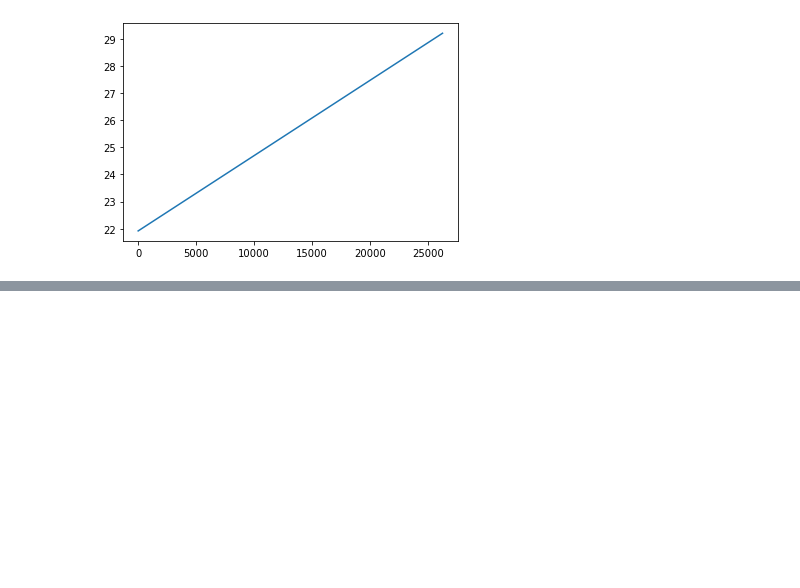
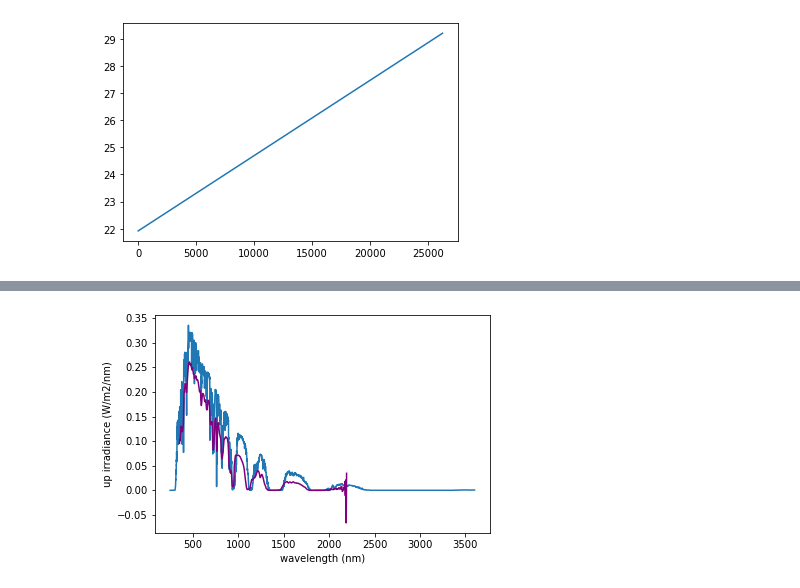
Before and after one commit to yulanhong/Camp2Ex_cirrus_aerosol_radiation, a Jupyter notebook: Simulate_real_case_era5.ipynb, the cells around one changed output, grey strips where cells are left out. Saved outputs shown, nothing was run; the diff lists cells and outputs as text; code cells hidden in the pictures; blank space fills up the shorter version.

```diff
--- a/Simulate_real_case_era5.ipynb
+++ b/Simulate_real_case_era5.ipynb
@@ -198,6 +198,7 @@ ax.set_ylim((0.0,1.2))
 ax.set_xlabel('Time (UTC)')
 ax.set_ylabel('Transmittance')
 plt.show()
+print(spn_time.shape)
 
 #=== plot optical depth ===
 spn_tau='spn_optical_depth_'+yyyymmdd+'_hiac.txt'
@@ -231,7 +232,18 @@ matt_fname=matt_fname[0]
 fid = h5py.File(matt_fname,'r')
 SPNmatt_time= fid['UTC']
 matt_tau= fid['COD_870nm']
+matt_dr = fid['DR_870nm']
 p03=ax.plot(SPNmatt_time,matt_tau,'r')
 plt.show()
+
+#=== read original SPN data ====
+spn_irrad_fname='/data/gdi/f/yulanh/Simulate_camp2ex/SPN/CAMP2EX-SPNS_P3B_'+yyyymmdd+'_R0.h5'
+fid = h5py.File(spn_irrad_fname,'r')
+spn_irad_alt = fid['Data/Altitude']
+spn_irad_time= fid['Data/HR_UTC']
+spn_irad_diff= fid['Data/Irradiance_diffuse']
+spn_irad_dire= fid['Data/Irradiance_direct']
+spn_irad_tot = fid['Data/Irradiance_total']
+spn_wave = fid['Data/Wavelengths']
 # %% [output]
 [figure]
@@ -330,6 +343,8 @@ BBR_time=dataT[:,0]/3600.0
 #BBR_uplw=dataT[:,2]
 BBR_dnsw=dataT[:,3]
 BBR_upsw=dataT[:,4]
+BBRspn1_dnsw=dataT[:,5]
+BBRspn1_upsw=dataT[:,6]
 ind=np.where(BBR_time < 10)
 BBR_time[ind]=BBR_time[ind]+24
 ind=np.where(BBR_dnsw < 0.0)[0]
@@ -337,8 +352,8 @@ BBR_dnsw[ind]='nan'
 ind=np.where(BBR_upsw < 0.0)[0]
 BBR_upsw[ind]='nan'
 
-BBR_dnsw_ad=BBR_dnsw*correct_factor_new
-BBR_upsw_ad=BBR_upsw*correct_factor_new
+#BBR_dnsw_ad=BBR_dnsw*correct_factor_new
+#BBR_upsw_ad=BBR_upsw*correct_factor_new
 
 correct_factor_new=np.interp(BBR_time,met_time,correct_factor)
 plt.plot(BBR_time,BBR_dnsw)
@@ -422,6 +436,5 @@ ssfr_time1  =fid['tmhr']
 # %%
-def write_swinput(SZA,ci_tau,ssa,gg,flight_alt):
-    swoutfile='sw_ic_outfile1'
+def write_swinput(SZA,ci_tau,ssa,gg,flight_alt,swoutfile,surf_albedo):
     swfname=open('swinput1','w')
     swfname.write('atmosphere_file /data/keeling/a/yulanh/c/software_install/libradtran/2.0.2/share/libRadtran/data/atmmod/afglt.dat \n')
     swfname.write('source solar /data/keeling/a/yulanh/c/software_install/libradtran/2.0.2/share/libRadtran/data/solar_flux/kurudz_1.0nm.dat \n')
@@ -433,11 +446,12 @@ def write_swinput(SZA,ci_tau,ssa,gg,flight_alt):
     swfname.write('sza '+str(SZA[0])+'\n')
 
     if (tpspn_mean > 0):
-        swfname.write('ic_properties yang2013 interpolate \n')
-        swfname.write('ic_habit_yang2013 column_8elements smooth \n')
+        #swfname.write('ic_properties yang2013 interpolate \n')
+        swfname.write('ic_properties fu \n')
+        #swfname.write('ic_habit_yang2013 solid-column smooth \n')
         swfname.write('ic_file 1D ICE_1H.dat\n')
         swfname.write('ic_modify tau set '+str(float(ci_tau))+'\n')
-
+        #swfname.write('ic_modify gg set 0.80 \n')
         swfname.write('aerosol_default\n')
         #swfname.write('aerosol_species_library OPAC\n')
         #swfname.write('aerosol_species_file soot\n')
@@ -450,12 +464,13 @@ def write_swinput(SZA,ci_tau,ssa,gg,flight_alt):
         #swfname.write('aerosol_species_file /data/keeling/a/yulanh/c/MAIA/soot_finemode_0.5.dat soot\n')
         #swfname.write('albedo_library IGBP\n')
         #swfname.write('brdf_rpv_type 17\n')
-        swfname.write('albedo_file   albedo_file.dat \n')
+        #swfname.write('albedo_file   albedo_file.dat \n')
+        swfname.write('albedo '+str(surf_albedo)+' \n')
         swfname.write('day_of_year 260 \n') #265 for 9.21, 260 for 9.16
         #swfname.write('zout 0 0.5 1 1.5 2 2.5 3 3.5 4 4.5 5 5.5 6 6.5 7 7.5 8 8.5 9 9.5 10 10.5 11 11.5 12 12.5 13 13.5 14 14.5 15 15.5 16 16.5 17 17.5 18 18.5 19 19.5 20\n')
         swfname.write('zout '+str(float(flight_alt))+'\n')
-        swfname.write('output_user zout sza albedo eglo eup\n')
-        swfname.write('output_process integrate\n')
+        swfname.write('output_user lambda zout sza albedo eglo eup edn\n')
+        #swfname.write('output_process integrate\n')
         swfname.write('output_file  '+ swoutfile+'\n')
         swfname.write('quiet\n')
         swfname.close()
@@ -566,6 +581,8 @@ for si in np.arange(Ns):
         tpffsr_dnflx=np.nanmean(dn_wv[ind,:],axis=0)
         tpffsr_upflx=np.nanmean(up_wv[ind,:],axis=0)
         albedo_fname.write('{} {} \n'.format(250.0, 0.0))
+        surf_albedo=np.nanmean(up_wv[ind,5])/np.nanmean(dn_wv[ind,5])
+
         for wi in np.arange(len(wv_len)):
             albedo_fname.write('{} {} \n'.format(wv_len[wi],tpffsr_upflx[wi]/tpffsr_dnflx[wi]))
 
@@ -589,11 +606,15 @@ for si in np.arange(Ns):
         ind=np.where((SPNmatt_time > (hsrl_time1[si]-0.0014)) & (SPNmatt_time < (hsrl_time1[si]+0.0014)))
         ind=ind[0]
         tpspn_mean=np.nanmean(matt_tau[ind])
+        tpspn_dr = np.nanmean(matt_dr[ind])
 
         loop_times=1
         error_simu=20
-        while (error_simu > 10):
-            write_swinput(hsrl_sza1[si], tpspn_mean,ssa,gg,hsrl_alt1[si])
+
+        while (loop_times ==1):
+            swoutfile='swirradiance_out'
+
+            write_swinput(hsrl_sza1[si], tpspn_mean,ssa,gg,hsrl_alt1[si],swoutfile,surf_albedo)
 
         #=== record outputs =====
             outfname=swoutfile
@@ -612,22 +633,66 @@ for si in np.arange(Ns):
                         k=k+1
             swic_dataT=np.squeeze(swic_dataT)
             input_albedo=swic_dataT[2]
-            swup_output[si]=swic_dataT[4]/1000.0
-            swdn_output[si]=swic_dataT[3]/1000.0
+            #swup_output[si]=swic_dataT[4]/1000.0
+            #swdn_output[si]=swic_dataT[3]/1000.0
             #==== compare to BBR abservation =====
             ind=np.where((BBR_time > (hsrl_time1[si]-0.0014)) & (BBR_time < (hsrl_time1[si]+0.0014)))[0]
             tpmean_bbrupsw=np.nanmean(BBR_upsw[ind])
             tpmean_bbrdnsw=np.nanmean(BBR_dnsw[ind])
+            tpmean_bbr1upsw=np.nanmean(BBRspn1_upsw[ind])
+            tpmean_bbr1dnsw=np.nanmean(BBRspn1_dnsw[ind])
         #print(ind.shape,BBR_time.shape,hsrl_time1[si],BBR_time[0:10])
             error_simu=100*abs(swdn_output[si]-tpmean_bbrdnsw)/tpmean_bbrdnsw
             delta_tau=(swdn_output[si]-tpmean_bbrdnsw)*np.cos(float(hsrl_sza1[si])*3.14/180.0)/tpmean_bbrdnsw
-            tpspn_mean=tpspn_mean+delta_tau
+            tpspn_mean=tpspn_mean#+delta_tau
             loop_times=loop_times+1
             print(loop_times,error_simu,delta_tau,tpspn_mean,hsrl_sza1[si])
             print('swup,swdn',swup_output[si],swdn_output[si],tpmean_bbrupsw,tpmean_bbrdnsw)
+            #=== compare to SSFR and SPN==
+            ind=np.where((ssfr_time1 > (hsrl_time1[si]-0.0014)) & (ssfr_time1 < (hsrl_time1[si]+0.0014)))[0]
+            tpssfr_nadflux= np.nanmean(ssfr_nadflux[ind,:],axis=0)
+            tpssfr_zenflux= np.nanmean(ssfr_zenflux[ind,:],axis=0)
+            #tpssfr_zenwvl =
+            ind=np.where((spn_irad_time > (hsrl_time1[si]-0.0014)) & (spn_irad_time < (hsrl_time1[si]+0.0014)))[0]
+            tpspn_irad_diff= np.nanmean(spn_irad_diff[ind,:],axis=0)
+            tpspn_irad_dire= np.nanmean(spn_irad_dire[ind,:],axis=0)
+            tpspn_irad_tot = np.nanmean(spn_irad_tot[ind,:],axis=0)
+            #spn_wave
 
+            simuwv=swic_dataT[:,0]
+            swup_output=swic_dataT[:,5]/1000.0
+            swdn_output=swic_dataT[:,4]/1000.0
+            swdi_output=swic_dataT[:,6]/1000.0
+            #=== obtain diffuse ratio ===
+            ind=np.where(simuwv == 870.00)[0]
+            print('spns and simulated diffuse ratio', tpspn_dr,swdi_output[ind]/swdn_output[ind])
+            plt.plot(simuwv,swup_output)
+            plt.plot(ssfr_nadwvl,tpssfr_nadflux,'purple')
+            plt.ylabel('up irradiance (W/m2/nm)')
+            plt.xlabel('wavelength (nm)')
+            plt.show()
+            plt.plot(simuwv,swdn_output)
+            plt.plot(spn_wave,tpspn_irad_tot,'r')
+            plt.plot(ssfr_zenwvl,tpssfr_zenflux,'purple')
+            plt.ylabel('dn irradiance (W/m2/nm)')
+            plt.xlabel('wavelength (nm)')
+            plt.xlim([400,1000])
+            plt.show()
+            plt.plot(simuwv,swdi_output)
+            plt.plot(spn_wave,tpspn_irad_diff,'r')
+            plt.ylabel('diffuse irradiance (W/m2/nm)')
+            plt.xlabel('wavelength (nm)')
+            plt.xlim([400,1000])
+            plt.show()
+            plt.plot(simuwv,swdn_output-swdi_output)
+            plt.plot(spn_wave,tpspn_irad_dire,'r')
+            plt.ylabel('direct irradiance (W/m2/nm)')
+            plt.xlabel('wavelength (nm)')
+            plt.xlim([400,1000])
+            plt.show()
 
-    swlw_outflight_level.write('{} {} {} {} {} {}\n'.format(tphsrl_time,float(hsrl_alt1[si]),swdn_output[si],swup_output[si],lwdn_output[si],lwup_output[si]))
+        swlw_outflight_level.write('{} {} {} {}\n'.format(tphsrl_time,float(hsrl_alt1[si]),swdn_output[si],swup_output[si]))
+
 swlw_outflight_level.close()
 
 print('finish',datetime.now())
@@ -640,0 +713 @@ swup,swdn 129.5574 306.9605 104.17272 203.981
+[figure, added]
```
Also changed, not shown: parts of 7 cells of this notebook.
